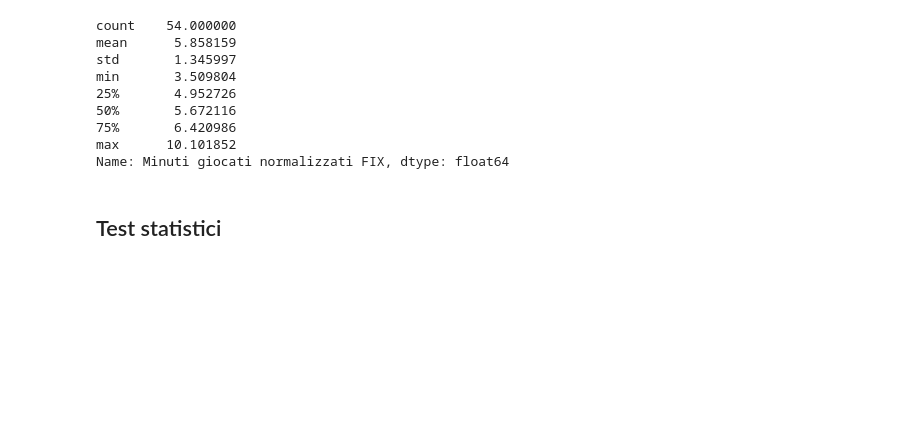
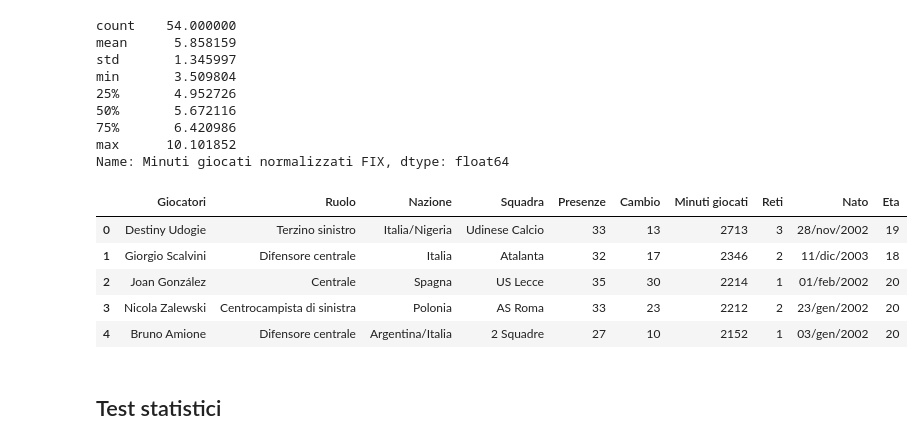
Before and after one commit to frapic98/Minutes-played-by-under-21-players-in-Serie-a, a Jupyter notebook: scraping.ipynb, the cells around one changed output. Cells and saved outputs as stored; diff of their text form; code cells hidden in the pictures; blank space fills up the shorter version.

```diff
--- a/scraping.ipynb
+++ b/scraping.ipynb
@@ -157,5 +160,14 @@ min       3.509804
 75%       6.420986
 max      10.101852
 Name: Minuti giocati normalizzati FIX, dtype: float64
+# %%
+giocatori.head()
+# %% [output]
+|  | Giocatori | Ruolo | Nazione | Squadra | Presenze | Cambio | Minuti giocati | Reti | Nato | Eta |
+| 0 | Destiny Udogie | Terzino sinistro | Italia/Nigeria | Udinese Calcio | 33 | 13 | 2713 | 3 | 28/nov/2002 | 19 |
+| 1 | Giorgio Scalvini | Difensore centrale | Italia | Atalanta | 32 | 17 | 2346 | 2 | 11/dic/2003 | 18 |
+| 2 | Joan González | Centrale | Spagna | US Lecce | 35 | 30 | 2214 | 1 | 01/feb/2002 | 20 |
+| 3 | Nicola Zalewski | Centrocampista di sinistra | Polonia | AS Roma | 33 | 23 | 2212 | 2 | 23/gen/2002 | 20 |
+| 4 | Bruno Amione | Difensore centrale | Argentina/Italia | 2 Squadre | 27 | 10 | 2152 | 1 | 03/gen/2002 | 20 |
 # %% [markdown]
 ## Test statistici
```
Also changed, not shown: parts of 8 cells of this notebook, 1 other file.
